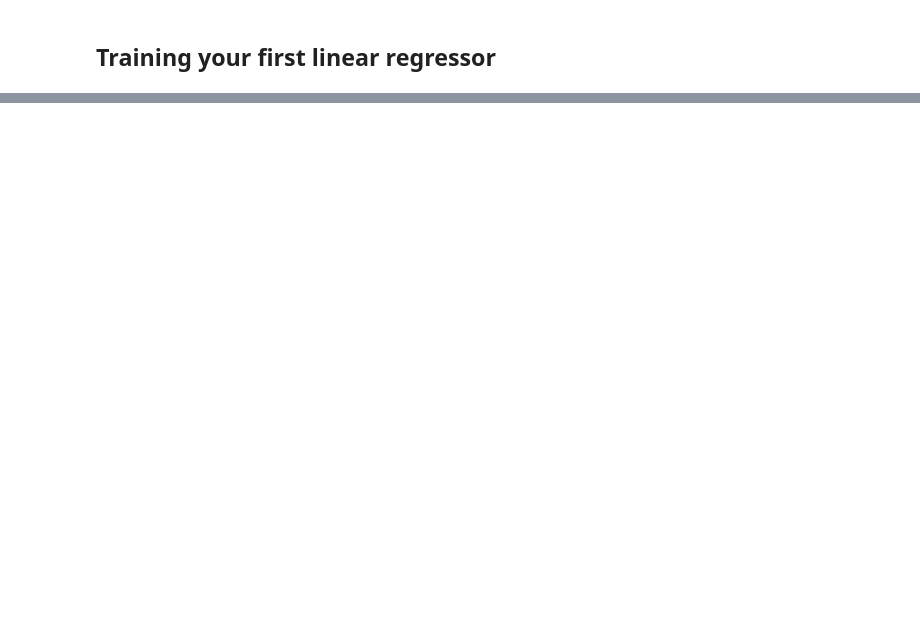
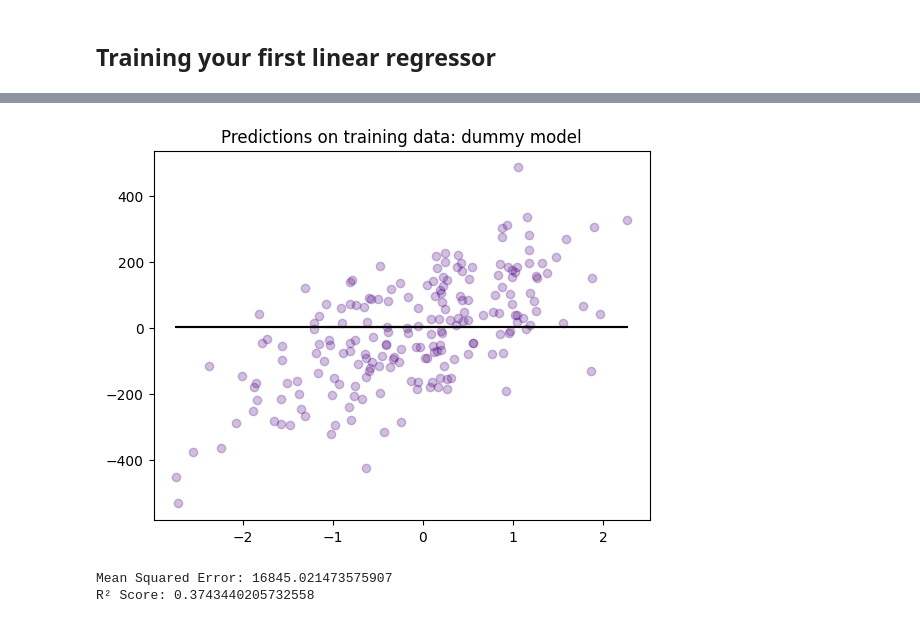
Before and after one commit to NatanDuarte/learn-linear-regression, a Jupyter notebook: linear-regression.ipynb, the cells around one changed output, grey strips where cells are left out. Drawn from its saved outputs; the diff is of its cells as text; code cells hidden in the pictures; blank space fills up the shorter version.

```diff
--- a/linear-regression.ipynb
+++ b/linear-regression.ipynb
@@ -107,0 +299,10 @@ Excellent. For now we can focus on discussing how linear regression work.
+# %%
+X2 = df2['X0']
+y2 = df2['y']
+
+X_train2, X_test2, y_train2, y_test2 = train_test_split(X2, y2, test_size=0.33)
+
+X_train2 = np.array(X_train2).reshape((-1, 1))
+X_test2 = np.array(X_test2).reshape((-1, 1))
+y_train2 = np.array(y_train2).reshape((-1, 1))
+y_test2 = np.array(y_test2).reshape((-1, 1))
@@ -107,0 +324,20 @@ Excellent. For now we can focus on discussing how linear regression work.
+# %%
+plt.scatter(X_train2, y_train2, color=dataset2_parameters['color'], alpha=0.25)
+plt.plot(X_train2, baseline_predictions2, c='black')
+plt.title('Predictions on training data: dummy model')
+plt.show()
+# %% [output]
+[figure, added]
+# %%
+regressor_2 = LinearRegression().fit(X_train2, y_train2)
+
+training_predictions_2 = regressor_1.predict(X=X_train2)
+
+mse = mean_squared_error(y_train2, training_predictions_2)
+r2 = r2_score(y_train2, training_predictions_2)
+
+print(f"Mean Squared Error: {mse}")
+print(f"R² Score: {r2}")
+# %% [output]
+Mean Squared Error: 16845.021473575907
+R² Score: 0.3743440205732558
```
Also changed, not shown: parts of 39 cells of this notebook.
